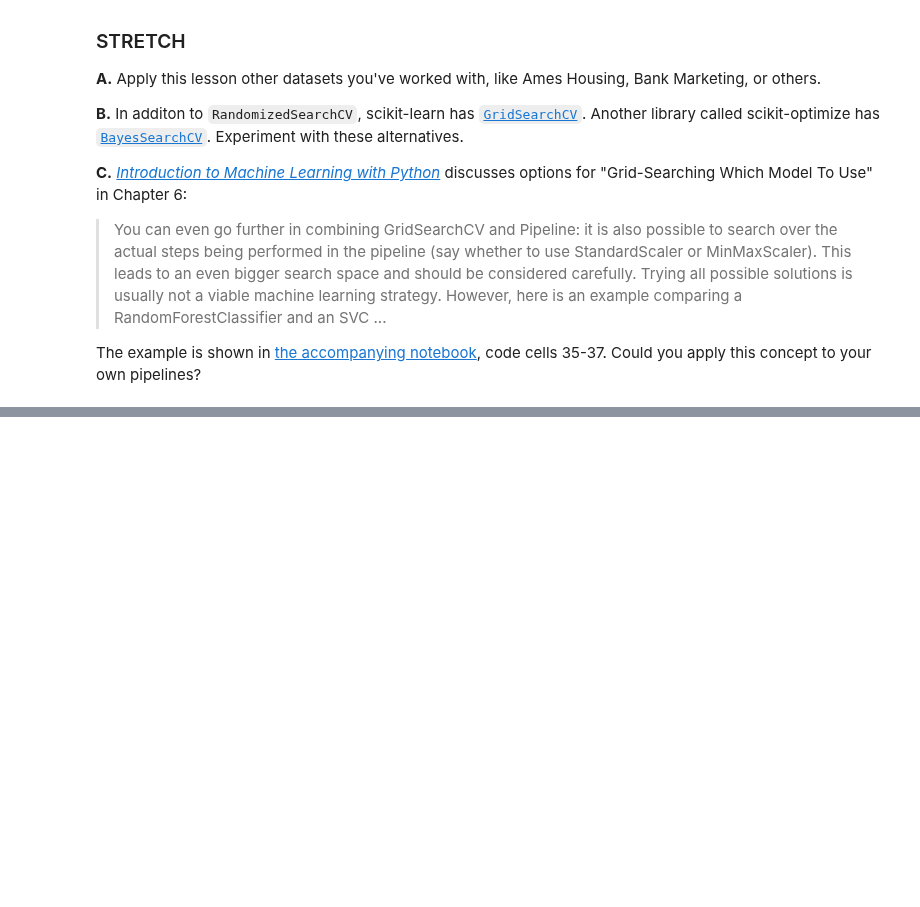
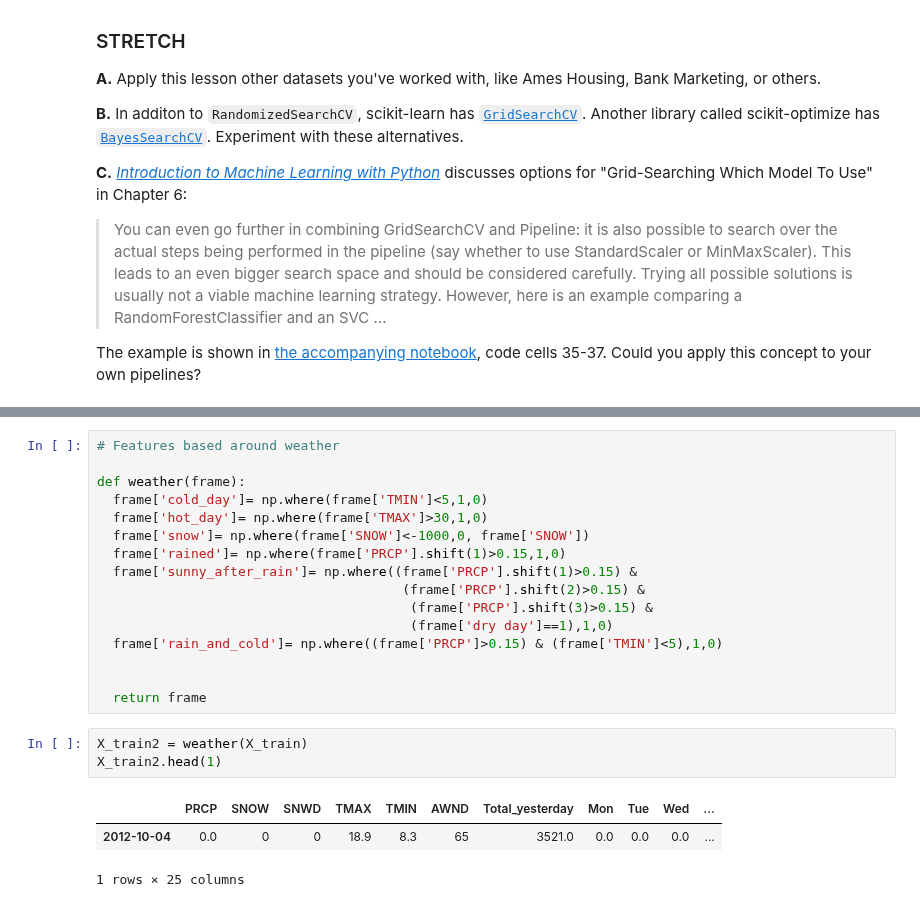
Before and after one commit to LambdaSchool/DS-Unit-2-Sprint-4-Practicing-Understanding, a Jupyter notebook: module1-hyperparameter-optimization/LS_DS_241_Hyperparameter_Optimization.ipynb, the cells around one changed output, grey strips where cells are left out. Drawn from its saved outputs; the diff is of its cells as text; blank space fills up the shorter version.

```diff
--- a/module1-hyperparameter-optimization/LS_DS_241_Hyperparameter_Optimization.ipynb
+++ b/module1-hyperparameter-optimization/LS_DS_241_Hyperparameter_Optimization.ipynb
@@ -617,0 +622,23 @@ The example is shown in [the accompanying notebook](https://github.com/amueller/
+# %%
+# Features based around weather
+
+def weather(frame):
+  frame['cold_day']= np.where(frame['TMIN']<5,1,0)
+  frame['hot_day']= np.where(frame['TMAX']>30,1,0)
+  frame['snow']= np.where(frame['SNOW']<-1000,0, frame['SNOW'])
+  frame['rained']= np.where(frame['PRCP'].shift(1)>0.15,1,0)
+  frame['sunny_after_rain']= np.where((frame['PRCP'].shift(1)>0.15) &
+                                       (frame['PRCP'].shift(2)>0.15) &
+                                        (frame['PRCP'].shift(3)>0.15) &
+                                        (frame['dry day']==1),1,0)
+  frame['rain_and_cold']= np.where((frame['PRCP']>0.15) & (frame['TMIN']<5),1,0)
+
+
+  return frame
+# %%
+X_train2 = weather(X_train)
+X_train2.head(1)
+# %% [output]
+|  | PRCP | SNOW | SNWD | TMAX | TMIN | AWND | Total_yesterday | Mon | Tue | Wed | ... |
+| 2012-10-04 | 0.0 | 0 | 0 | 18.9 | 8.3 | 65 | 3521.0 | 0.0 | 0.0 | 0.0 | ... |
+1 rows × 25 columns
```
Also changed, not shown: parts of 20 cells of this notebook.
